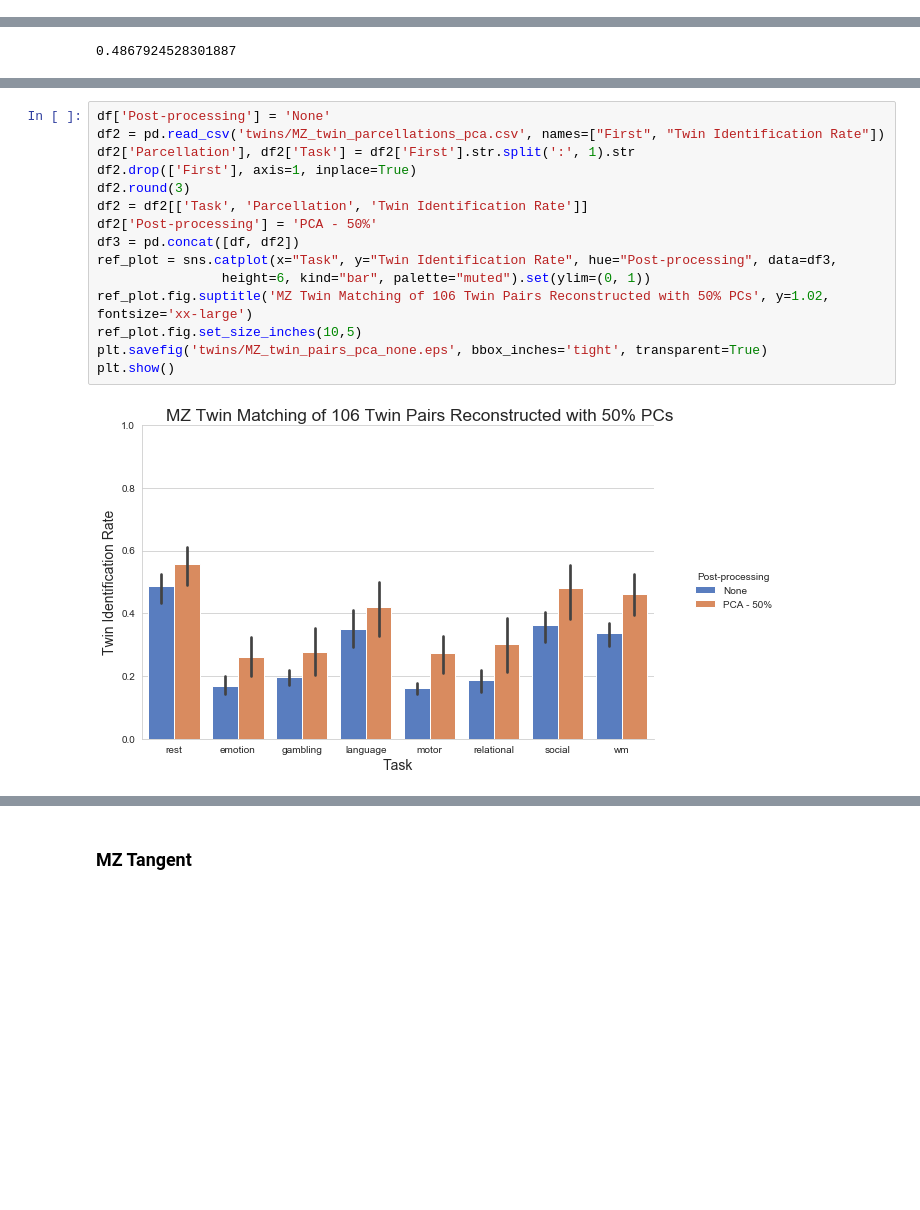
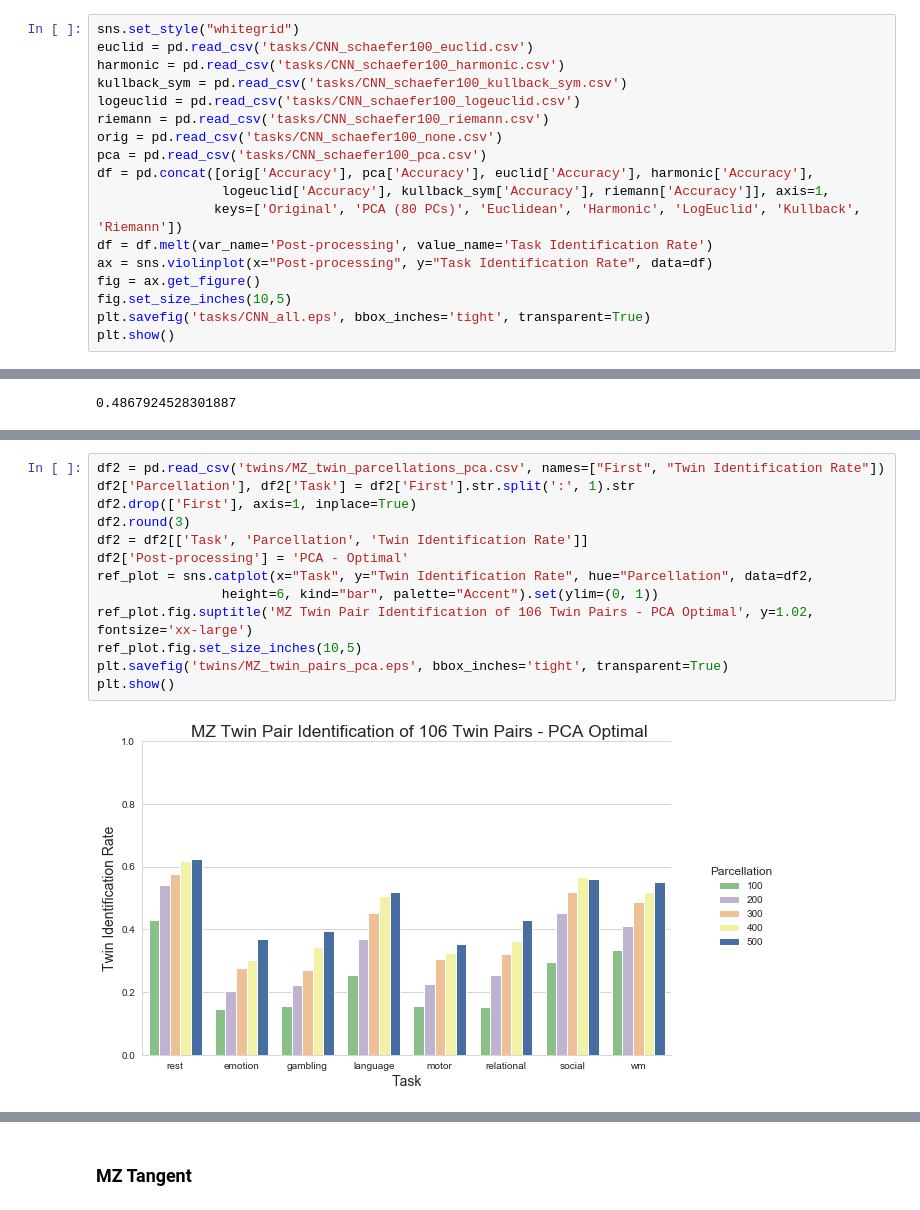
Before and after one commit to mwang29/fmri_learning, a Jupyter notebook: results/Data Visualizations.ipynb, the cells around one changed output, grey strips where cells are left out. Drawn from its saved outputs; the diff is of its cells as text; blank space fills up the shorter version.

```diff
--- a/results/Data Visualizations.ipynb
+++ b/results/Data Visualizations.ipynb
@@ -164,3 +166,21 @@ plt.show()
 # %% [output]
 0.0027796137380313164
 [figure]
+# %%
+sns.set_style("whitegrid")
+euclid = pd.read_csv('tasks/CNN_schaefer100_euclid.csv')
+harmonic = pd.read_csv('tasks/CNN_schaefer100_harmonic.csv')
+kullback_sym = pd.read_csv('tasks/CNN_schaefer100_kullback_sym.csv')
+logeuclid = pd.read_csv('tasks/CNN_schaefer100_logeuclid.csv')
+riemann = pd.read_csv('tasks/CNN_schaefer100_riemann.csv')
+orig = pd.read_csv('tasks/CNN_schaefer100_none.csv')
+pca = pd.read_csv('tasks/CNN_schaefer100_pca.csv')
+df = pd.concat([orig['Accuracy'], pca['Accuracy'], euclid['Accuracy'], harmonic['Accuracy'],
+                logeuclid['Accuracy'], kullback_sym['Accuracy'], riemann['Accuracy']], axis=1,
+               keys=['Original', 'PCA (80 PCs)', 'Euclidean', 'Harmonic', 'LogEuclid', 'Kullback', 'Riemann'])
+df = df.melt(var_name='Post-processing', value_name='Task Identification Rate')
+ax = sns.violinplot(x="Post-processing", y="Task Identification Rate", data=df)
+fig = ax.get_figure()
+fig.set_size_inches(10,5)
+plt.savefig('tasks/CNN_all.eps', bbox_inches='tight', transparent=True)
+plt.show()
@@ -425,17 +465,15 @@ plt.show()
 # %%
-df['Post-processing'] = 'None'
 df2 = pd.read_csv('twins/MZ_twin_parcellations_pca.csv', names=["First", "Twin Identification Rate"])
 df2['Parcellation'], df2['Task'] = df2['First'].str.split(':', 1).str
 df2.drop(['First'], axis=1, inplace=True)
 df2.round(3)
 df2 = df2[['Task', 'Parcellation', 'Twin Identification Rate']]
-df2['Post-processing'] = 'PCA - 50%'
-df3 = pd.concat([df, df2])
-ref_plot = sns.catplot(x="Task", y="Twin Identification Rate", hue="Post-processing", data=df3,
-                height=6, kind="bar", palette="muted").set(ylim=(0, 1))
-ref_plot.fig.suptitle('MZ Twin Matching of 106 Twin Pairs Reconstructed with 50% PCs', y=1.02, fontsize='xx-large')
+df2['Post-processing'] = 'PCA - Optimal'
+ref_plot = sns.catplot(x="Task", y="Twin Identification Rate", hue="Parcellation", data=df2,
+                height=6, kind="bar", palette="Accent").set(ylim=(0, 1))
+ref_plot.fig.suptitle('MZ Twin Pair Identification of 106 Twin Pairs - PCA Optimal', y=1.02, fontsize='xx-large')
 ref_plot.fig.set_size_inches(10,5)
-plt.savefig('twins/MZ_twin_pairs_pca_none.eps', bbox_inches='tight', transparent=True)
+plt.savefig('twins/MZ_twin_pairs_pca.eps', bbox_inches='tight', transparent=True)
 plt.show()
 # %% [output]
-[figure, old version]
+[figure, new version]
```
Also changed, not shown: parts of 18 cells of this notebook, 25 other files.
